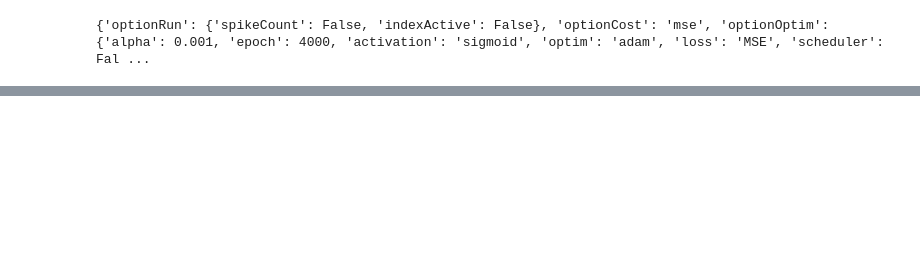
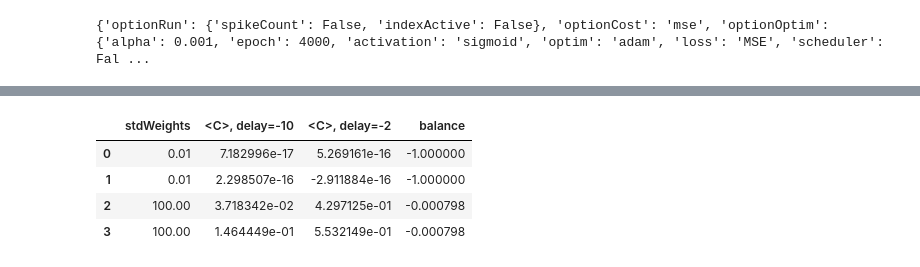
Before and after one commit to ManuNeuro/binary_model_design, a Jupyter notebook: simulations/memory_task copy.ipynb, the cells around one changed output, grey strips where cells are left out. Saved outputs shown, nothing was run; the diff lists cells and outputs as text; code cells hidden in the pictures; blank space fills up the shorter version.

```diff
--- a/simulations/memory_task copy.ipynb
+++ b/simulations/memory_task copy.ipynb
@@ -70,7 +70,7 @@ N = 10000 # Reservoir size. Values tested in the paper: [100, 1000, 10000]
 duration = 2000
 nb_reservoir = 20 # Number of reservoir par value of sigma
 nb_trial = 5 # Number of different state initialization of the same reservoir
-K = 16 # Connectivity degree of the graph. [1, 2, 3, 4, 5, 6, 8, 16]
+K = 4 # Connectivity degree of the graph. Values tested in the paper: [1, 2, 3, 4, 5, 6, 8, 16]
 meanWeight = -0.1 # Average weights for the normal distribution: [-0.1, 0.1]
 
 # List of standard deviation sigma (of the normal distribution)
@@ -100,7 +100,7 @@ delays = [-10, -2] # Parameter controlling difficulty. Value tested in the paper
 # Parameter of the training -----------------------------
 nbSample = 4000 # Number sample for the white-noise time serie
 tTrain = nbSample #  Time of training
-nbtrial = 5 # Number of trial for the training and tasks
+nbtrial = 2 # Number of trial for the training and tasks
 tDiscard = 500 # Discard 500 time step of transient
 tConv = 0
 optionData = {'spikeCount': False, 'indexActive': False}
@@ -179,7 +179,7 @@ print(kwargs)
 ## Run the experiment
 import glob
 
-for sigma in tqdm(sigmas):
+for sigma in sigmas:
     sigma = np.round(sigma, 5)
 
     for res_idx in range(nb_reservoir):
@@ -208,7 +208,7 @@ for sigma in tqdm(sigmas):
             continue
 
         # Select delay for the targets signals
-        for i, delay in enumerate(delays):
+        for i, delay in tqdm(enumerate(delays)):
 
             # Initialize dictionary result
             if corr_delay.get(delay, None) is None:
@@ -359,7 +459,7 @@ import pandas as pd
 from binary_model.utils import save_df, add_balance, load_df
 
 
-def make_csv_corr_vs_K(N, mu, Ks, nbtrial, nbReservoir,
+def make_csv_corr(N, Ks, mu, nbtrial, nbReservoir,
                        delays, output, optimizer,
                        activation, sim='performance_task',
                        experiment='prediction_mackey-glass'):
@@ -370,53 +470,53 @@ def make_csv_corr_vs_K(N, mu, Ks, nbtrial, nbReservoir,
     if not os.path.isdir(commonFolder):
         os.makedirs(commonFolder)
 
-    for K in Ks:
-        df_name = f'{experiment}_allReservoirs_N{N}_K{K}_W{mu}_T{nbtrial}'
-        df_path = commonFolder + df_name
+    df_name = f'{experiment}_allReservoirs_N{N}_K{K}_W{mu}_T{nbtrial}'
+    df_path = commonFolder + df_name
 
-        path = dataPathPerf(sim, experiment, optimizer=optimizer,
-                            activation=activation, nbtrial=nbtrial)
+    path = dataPathPerf(sim, experiment, optimizer=optimizer,
+                        activation=activation, nbtrial=nbtrial)
+    tag = f"{experiment}_{optimizer}_{activation}_output-{output}"
+    name = f'/dicError_{tag}_nbReservoir{nbReservoir}_N{N}_K{K}_W{mu}_T{nbtrial}.npy'
 
-        tag = f"{experiment}_{optimizer}_{activation}_output-{output}"
-        name = f'/dicError_{tag}_nbReservoir{nbReservoir}_N{N}_K{K}_W{mu}_T{nbtrial}.npy'
+    print(path+name)
+    dicResult = np.load(path+name, allow_pickle='TRUE').item()
 
-        print(path+name)
-        dicResult = np.load(path+name, allow_pickle='TRUE').item()
+    infoReservoirs = dicResult['infoReservoir']
+    corrReservoirs = dicResult['corr']
+    for delay in delays:
+        corrReservoir_sigma = corrReservoirs[delay]
+        infoReservoir_sigma = infoReservoirs[delay]
 
-        infoReservoirs = dicResult['infoReservoir']
-        corrReservoirs = dicResult['corr']
-        for delay in delays:
-            corrReservoir_sigma = corrReservoirs[delay]
-            infoReservoir_sigma = infoReservoirs[delay]
+        sigmas = []
+        corr_reservoirs = []
+        for n, (sigma, corr_list) in enumerate(corrReservoir_sigma.items()):
+            infoReservoir_list = infoReservoir_sigma[sigma]
 
-            sigmas = []
-            seeds = []
-            corr_reservoirs = []
-            for n, (sigma, corr_list) in enumerate(corrReservoir_sigma.items()):
-                infoReservoir_list = infoReservoir_sigma[sigma]
+            for i, corr in enumerate(corr_list[0:nbReservoir]):
 
-                for i, corr in enumerate(corr_list[0:nbReservoir]):
+                # Load data
+                infoReservoir = infoReservoir_list[i]
+                sigma = infoReservoir['stdWeights']
+                # Update results
+                sigmas.append(sigma)
+                corr = np.array(corr)
+                corr = corr[~np.isnan(corr)]
+                corr_reservoirs.append(np.mean(corr))
 
-                    # Load data
-                    infoReservoir = infoReservoir_list[i]
-                    sigma = infoReservoir['stdWeights']
-                    # Update results
-                    sigmas.append(sigma)
-                    seeds.append(seed)
-                    corr = np.array(corr)
-                    corr = corr[~np.isnan(corr)]
-                    corr_reservoirs.append(np.mean(corr))
+        # Create dictionary
+        dic_reservoir = {'stdWeights':sigmas,
+                       f'<C>, delay={delay}':corr_reservoirs,
+                       }
+        # Save csv
+        df = save_df(df_path, dic_reservoir, save=True)
+        add_balance(df, df_name, commonFolder, N=N, K=K, W=mu, T=nbtrial)
 
-            # Create dictionary
-            dic_reservoir = {'stdWeights':sigmas,
-                           'seed':seeds,
-                           f'<C>, delay={delay}':corr_reservoirs,
-                           }
-            # Save csv
-            df = save_df(df_path, dic_reservoir)
-            add_balance(df, df_name, commonFolder, N=N, K=K, W=W, T=T, d=d)
+    return df
 
-make_csv_corr_vs_K(N, mu, Ks, nb_trial, nb_reservoir,
+df = make_csv_corr(N, K, mu, nb_trial, nb_reservoir,
                    delays, output_option, optimizer,
                    activation, sim=sim,
                    experiment=experiment)
+
+df.head()
+# %% [output]
@@ -422,0 +530,5 @@ make_csv_corr_vs_K(N, mu, Ks, nb_trial, nb_reservoir,
+|  | stdWeights | <C>, delay=-10 | <C>, delay=-2 | balance |
+| 0 | 0.01 | 7.182996e-17 | 5.269161e-16 | -1.000000 |
+| 1 | 0.01 | 2.298507e-16 | -2.911884e-16 | -1.000000 |
+| 2 | 100.00 | 3.718342e-02 | 4.297125e-01 | -0.000798 |
+| 3 | 100.00 | 1.464449e-01 | 5.532149e-01 | -0.000798 |
```
Also changed, not shown: parts of 5 cells of this notebook, 10 other files.
